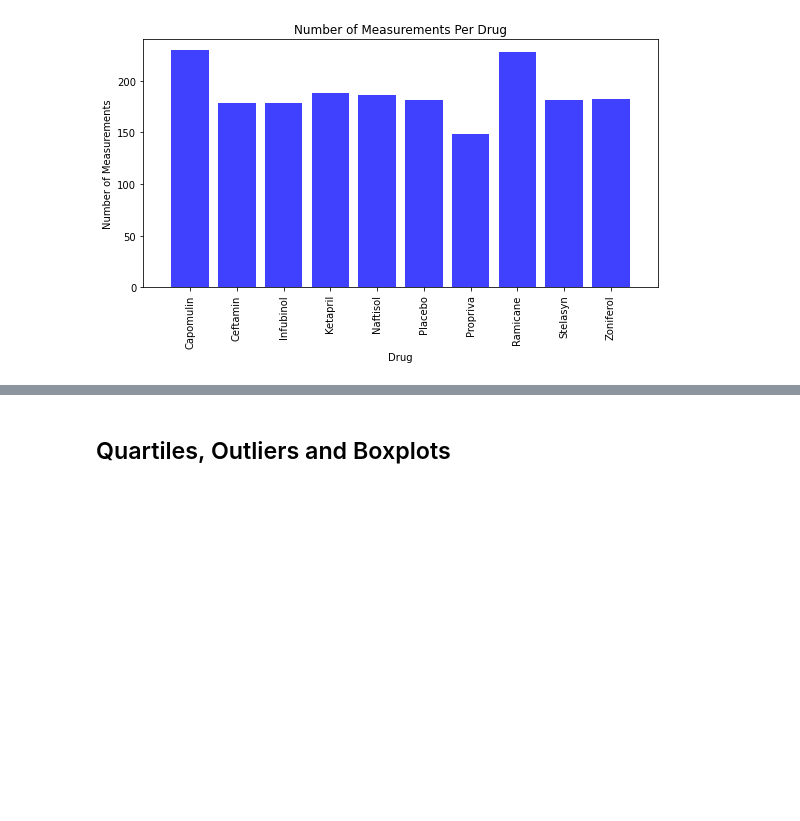
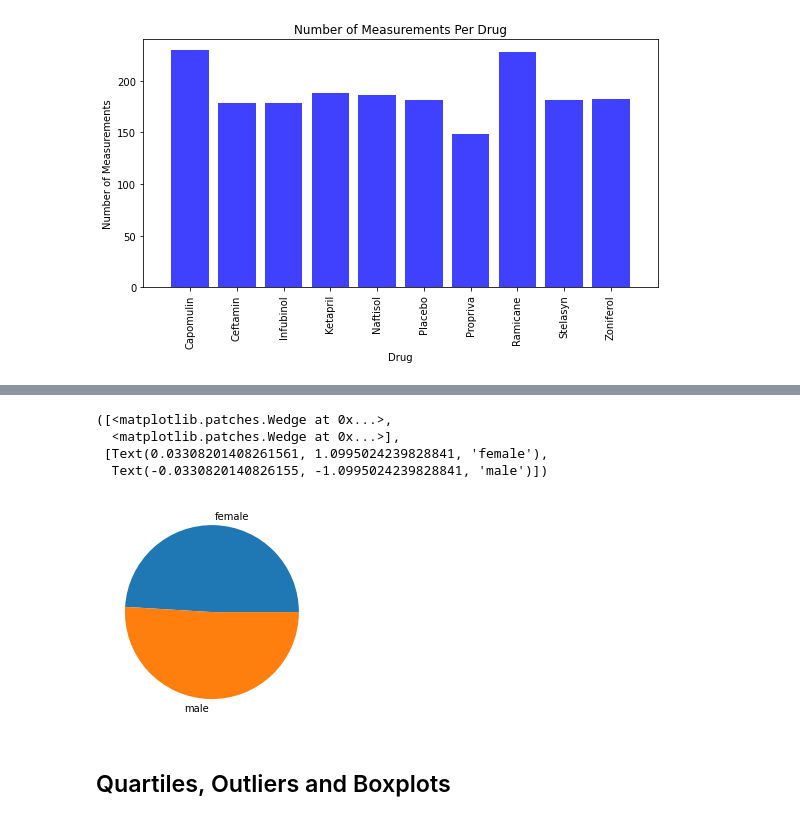
Before and after one commit to swdrich/matplotlib-challenge, a Jupyter notebook: Instructions/Pymaceuticals/pymaceuticals_starter.ipynb, the cells around one changed output, grey strips where cells are left out. Drawn from its saved outputs; the diff is of its cells as text; code cells hidden in the pictures; blank space fills up the shorter version.

```diff
--- a/Instructions/Pymaceuticals/pymaceuticals_starter.ipynb
+++ b/Instructions/Pymaceuticals/pymaceuticals_starter.ipynb
@@ -202,5 +211,18 @@ plt.show()
 # %%
 # Generate a pie plot showing the distribution of female versus male mice using pyplot
+sex_df = pd.DataFrame(mouse_cleaned_df.groupby("sex").count())
+sex_df = sex_df.reset_index()
+sex_df
+sizes = sex_df.loc[:, "mouse_id"]
+#print(sizes)
+labels = ["female", "male"]
+plt.pie(sizes, labels = labels)
+# %% [output]
+([<matplotlib.patches.Wedge at 0x...>,
+  <matplotlib.patches.Wedge at 0x...>],
+ [Text(0.03308201408261561, 1.0995024239828841, 'female'),
+  Text(-0.0330820140826155, -1.0995024239828841, 'male')])
+[figure, added]
 # %% [markdown]
 ## Quartiles, Outliers and Boxplots
 # %%
```
Also changed, not shown: parts of 4 cells of this notebook.
